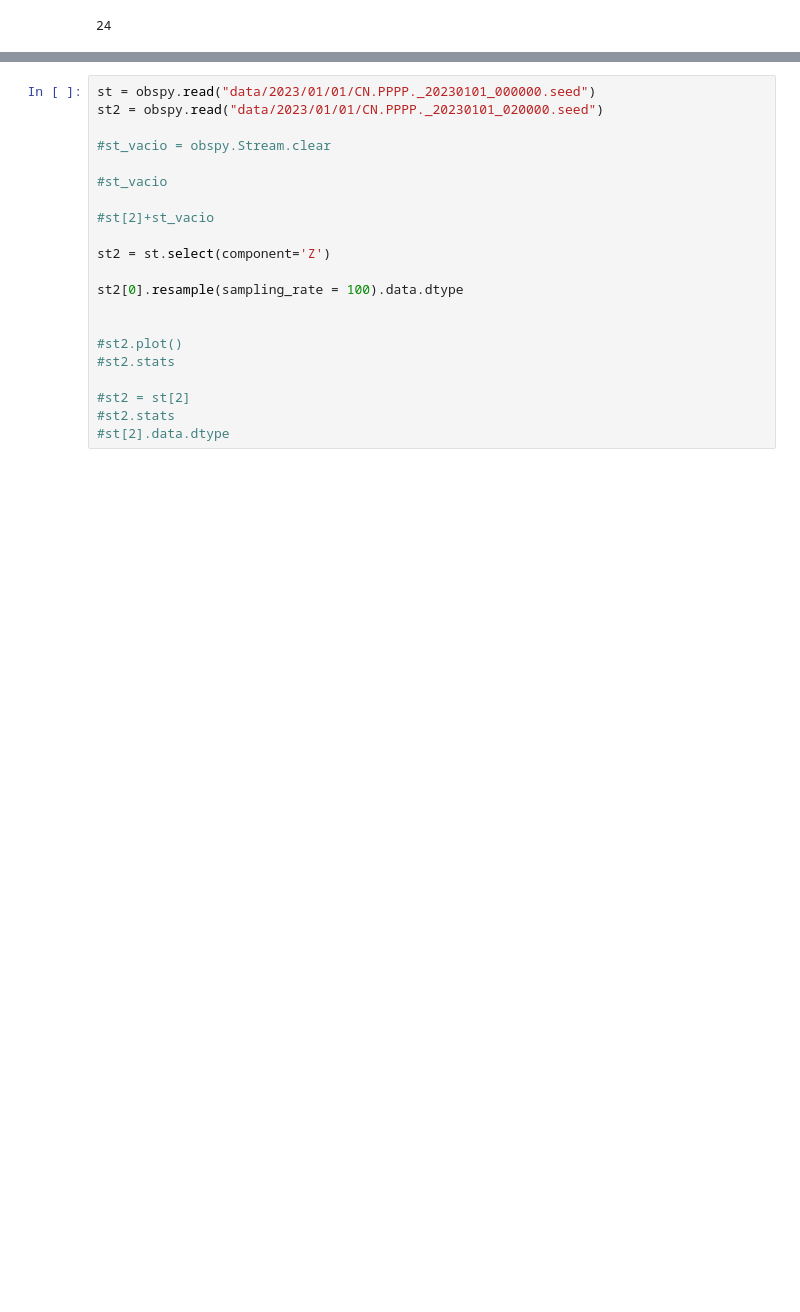
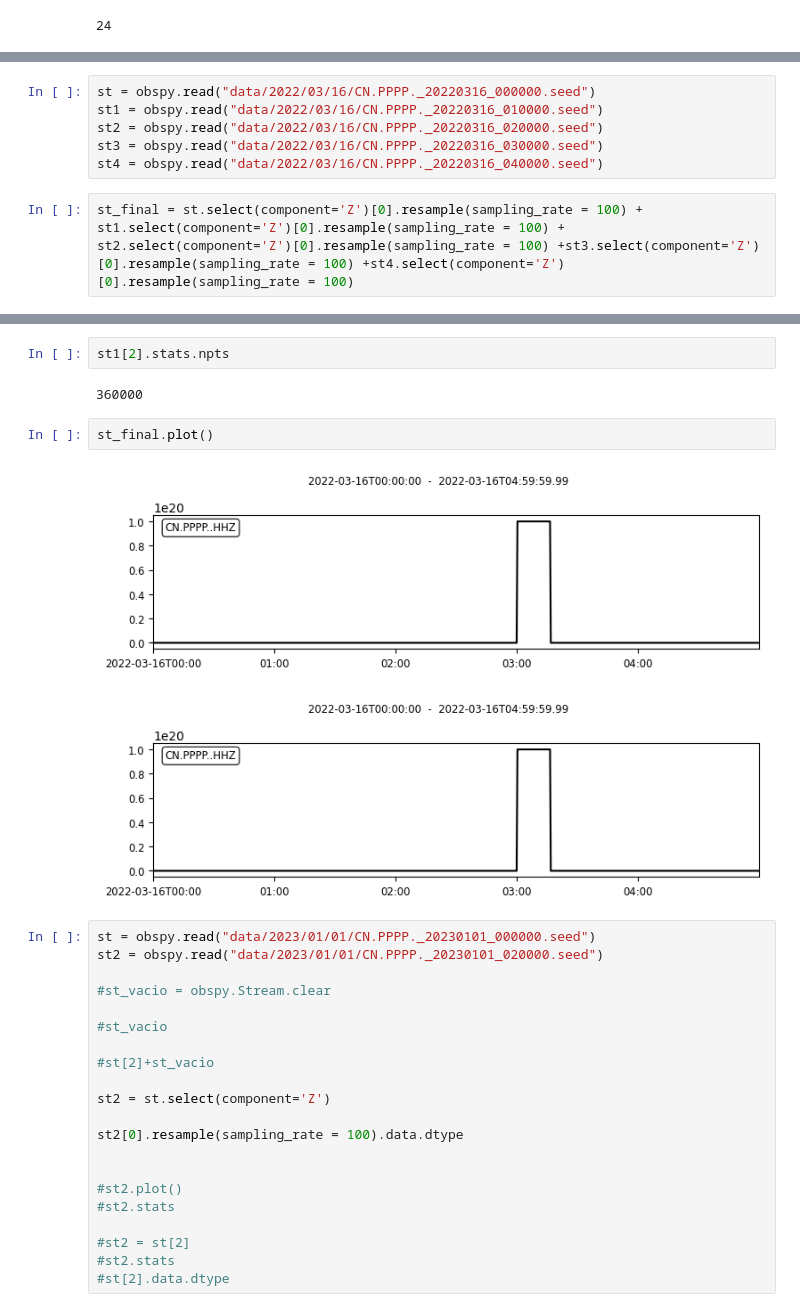
Before and after one commit to javierMoG/PopocatepetlVolcano, a Jupyter notebook: src/Pruebas.ipynb, the cells around one changed output, grey strips where cells are left out. Drawn from its saved outputs; the diff is of its cells as text; blank space fills up the shorter version.

```diff
--- a/src/Pruebas.ipynb
+++ b/src/Pruebas.ipynb
@@ -111,0 +173,8 @@ st[0].plot()
+# %%
+st = obspy.read("data/2022/03/16/CN.PPPP._20220316_000000.seed")
+st1 = obspy.read("data/2022/03/16/CN.PPPP._20220316_010000.seed")
+st2 = obspy.read("data/2022/03/16/CN.PPPP._20220316_020000.seed")
+st3 = obspy.read("data/2022/03/16/CN.PPPP._20220316_030000.seed")
+st4 = obspy.read("data/2022/03/16/CN.PPPP._20220316_040000.seed")
+# %%
+st_final = st.select(component='Z')[0].resample(sampling_rate = 100) + st1.select(component='Z')[0].resample(sampling_rate = 100) + st2.select(component='Z')[0].resample(sampling_rate = 100) +st3.select(component='Z')[0].resample(sampling_rate = 100) +st4.select(component='Z')[0].resample(sampling_rate = 100)
@@ -112,3 +185,12 @@ st[0].plot()
+# %%
+st1[2].stats.npts
+# %% [output]
+360000
+# %%
+st_final.plot()
+# %% [output]
+[figure, added]
+[figure, added]
 # %%
 st = obspy.read("data/2023/01/01/CN.PPPP._20230101_000000.seed")
 st2 = obspy.read("data/2023/01/01/CN.PPPP._20230101_020000.seed")
```
Also changed, not shown: parts of 38 cells of this notebook, 2 other files.
